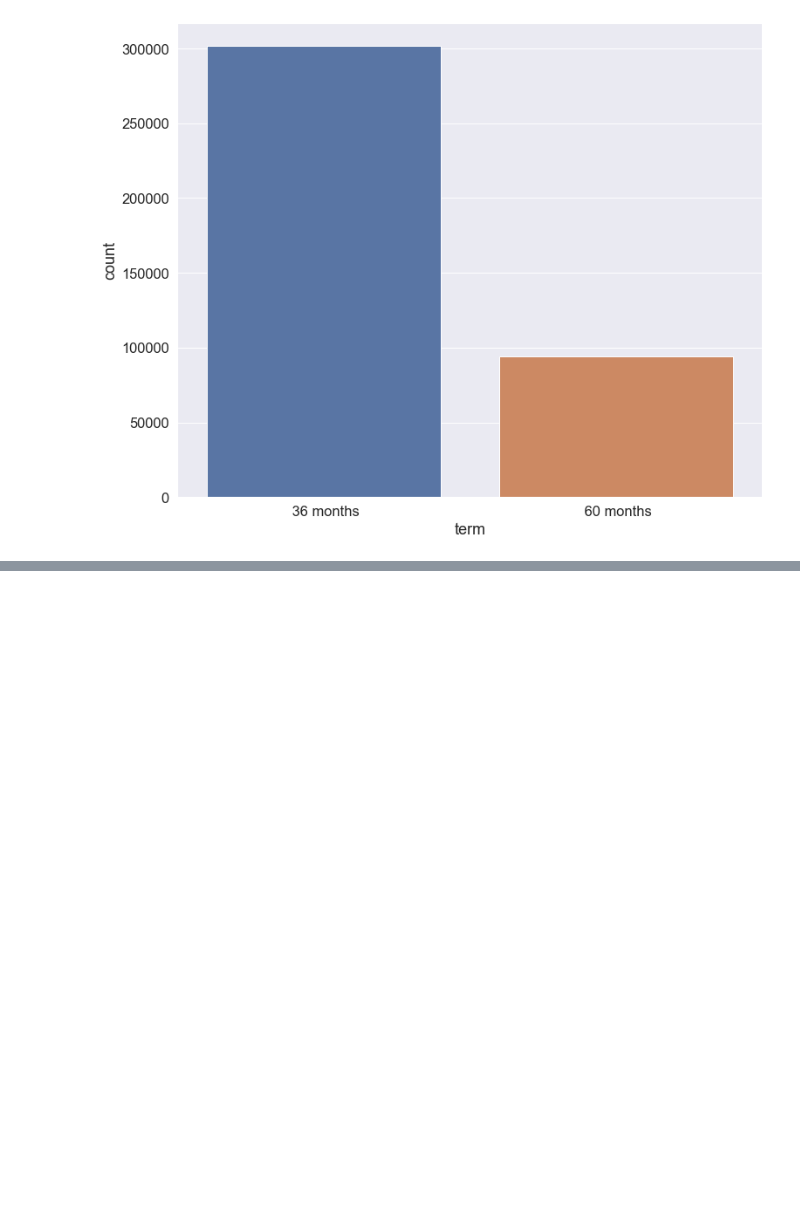
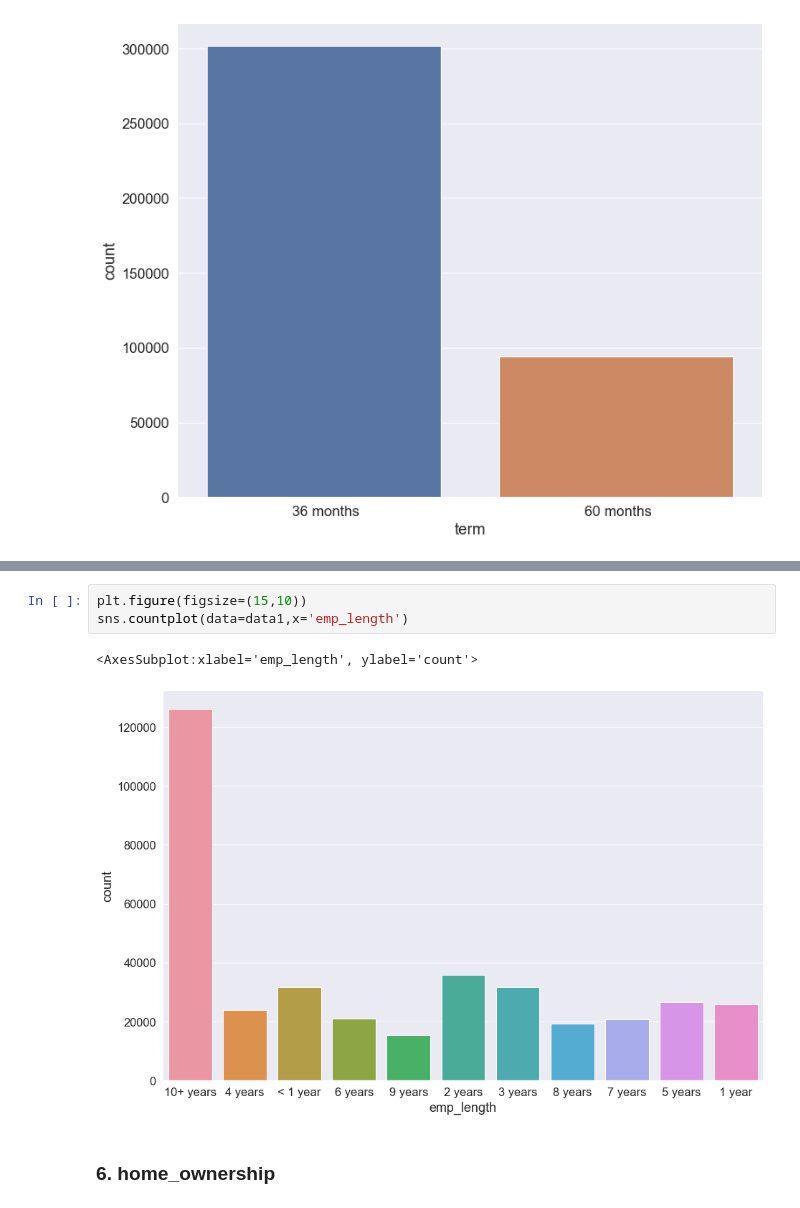
Before and after one commit to Ganesh4693/Lending-Club, a Jupyter notebook: lending.ipynb, the cells around one changed output, grey strips where cells are left out. Cells and saved outputs as stored; diff of their text form; blank space fills up the shorter version.

```diff
--- a/lending.ipynb
+++ b/lending.ipynb
@@ -584,0 +669,8 @@ sns.countplot(data=data1,x='term')
+# %%
+plt.figure(figsize=(15,10))
+sns.countplot(data=data1,x='emp_length')
+# %% [output]
+<AxesSubplot:xlabel='emp_length', ylabel='count'>
+[figure, added]
+# %% [markdown]
+### 6. home_ownership
```
Also changed, not shown: parts of 121 cells of this notebook.
